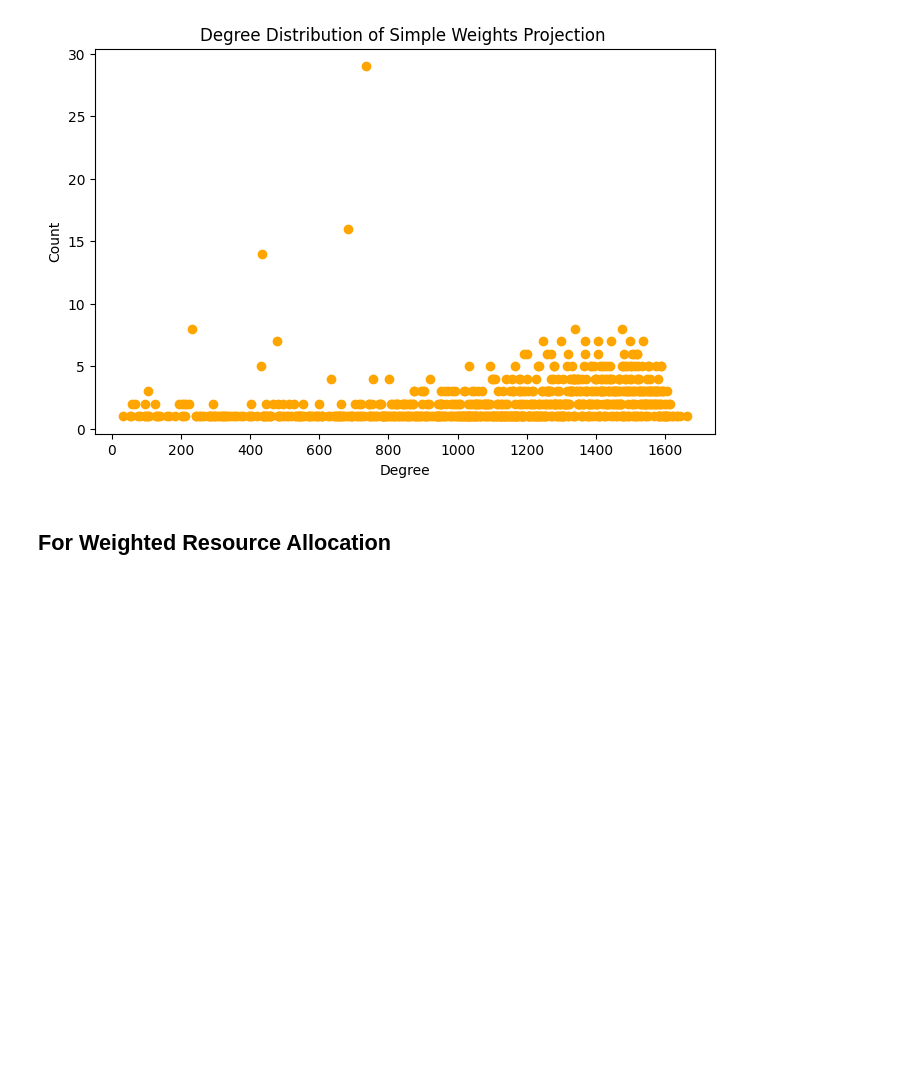
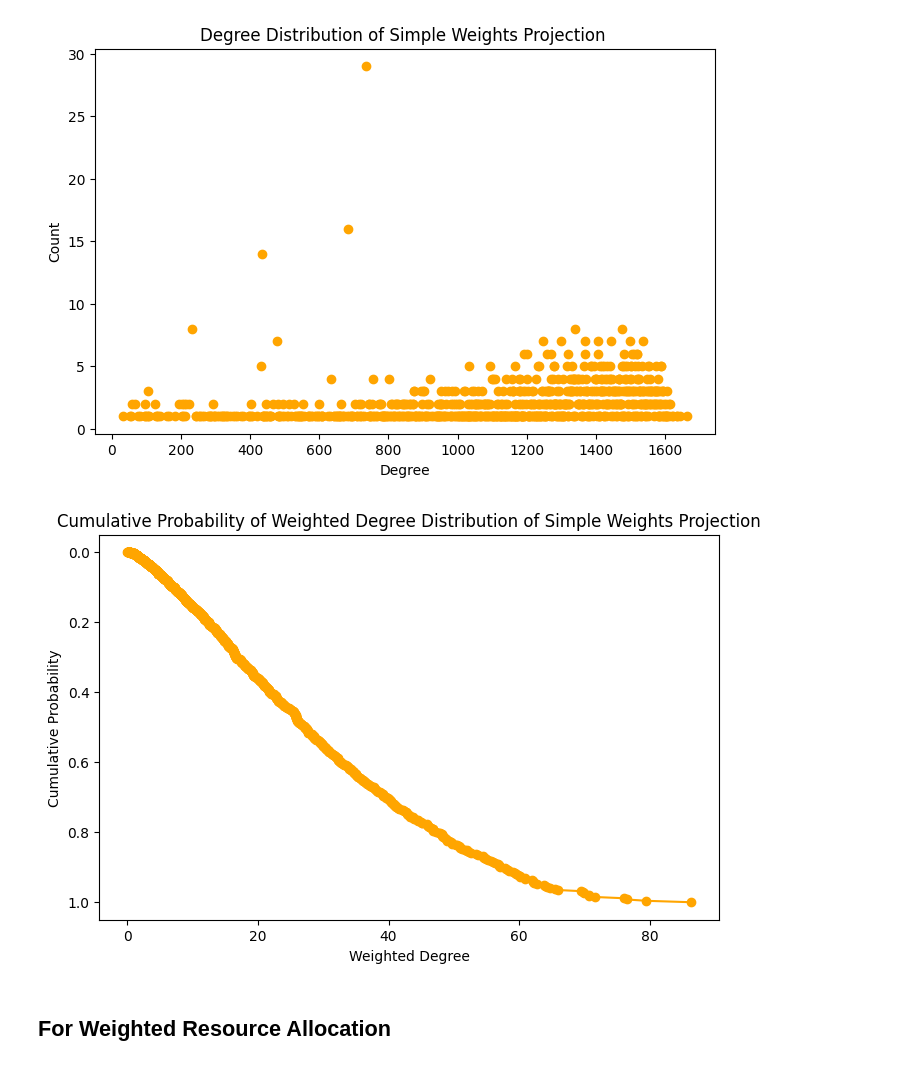
Before and after one commit to Christian-Weidemann/Movie-Mirror, a Jupyter notebook: projections_testing/degree_distributions_projections.ipynb, the cells around one changed output. Saved outputs shown, nothing was run; the diff lists cells and outputs as text; code cells hidden in the pictures; blank space fills up the shorter version.

Commit message:
new graphs

```diff
--- a/projections_testing/degree_distributions_projections.ipynb
+++ b/projections_testing/degree_distributions_projections.ipynb
@@ -38,6 +42,42 @@ plt.ylabel('Count')
 plt.savefig('degree_distribution_simple_weights_plot.png')
 # %% [output]
 [figure]
+# %%
+import matplotlib.pyplot as plt
+import numpy as np
+
+# Assuming simple_proj_graph is your networkx graph
+
+# Calculate the weighted degree distribution
+weighted_degrees = [simple_proj_graph.degree(node, weight='weight') for node in simple_proj_graph.nodes()]
+
+# Count the occurrences of each weighted degree
+weighted_degree_counts = {degree: weighted_degrees.count(degree) for degree in set(weighted_degrees)}
+
+# Extract the weighted degrees and counts for plotting
+weighted_degree_values = list(weighted_degree_counts.keys())
+count_values = list(weighted_degree_counts.values())
+
+# Sort weighted degree values
+sorted_weighted_degrees = np.sort(weighted_degree_values)
+
+# Calculate cumulative sum
+cumulative_sum = np.cumsum(sorted_weighted_degrees)
+
+# Calculate cumulative probability
+cumulative_probability = cumulative_sum / np.sum(sorted_weighted_degrees)
+
+# Plot the cumulative probability of weighted degree distribution
+plt.figure(figsize=(8, 5))
+plt.plot(sorted_weighted_degrees, cumulative_probability, marker='o', color='orange')
+plt.title('Cumulative Probability of Weighted Degree Distribution of Simple Weights Projection')
+plt.xlabel('Weighted Degree')
+plt.ylabel('Cumulative Probability')
+plt.gca().invert_yaxis()  # Invert y-axis to have higher values at the top
+#plt.show()
+plt.savefig('cumulative_prob_of_weighted_degree_distribution_simple_weights_plot.png')
+# %% [output]
+[figure, added]
 # %% [markdown]
 ## For Weighted Resource Allocation
 # %%
```
Also changed, not shown: parts of 6 cells of this notebook, 4 other files.
